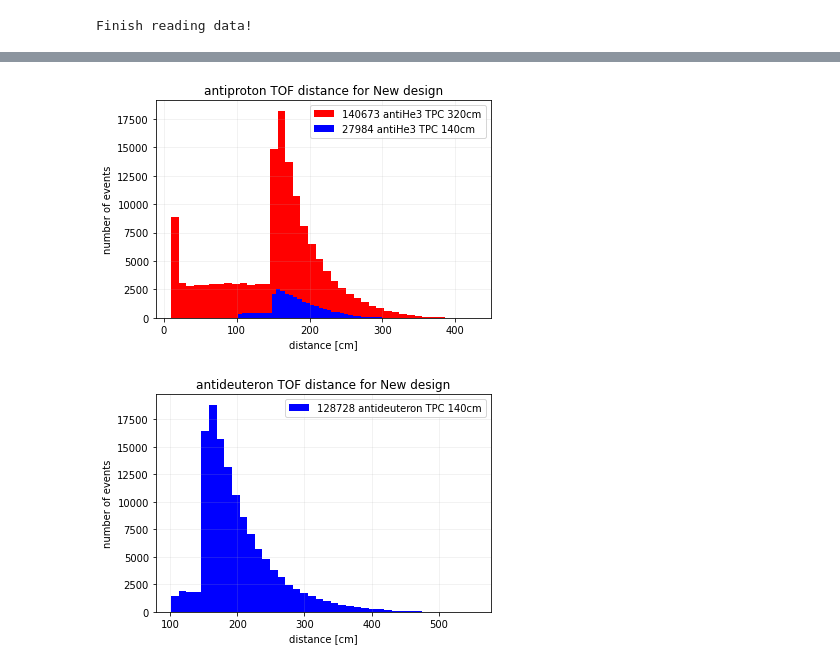
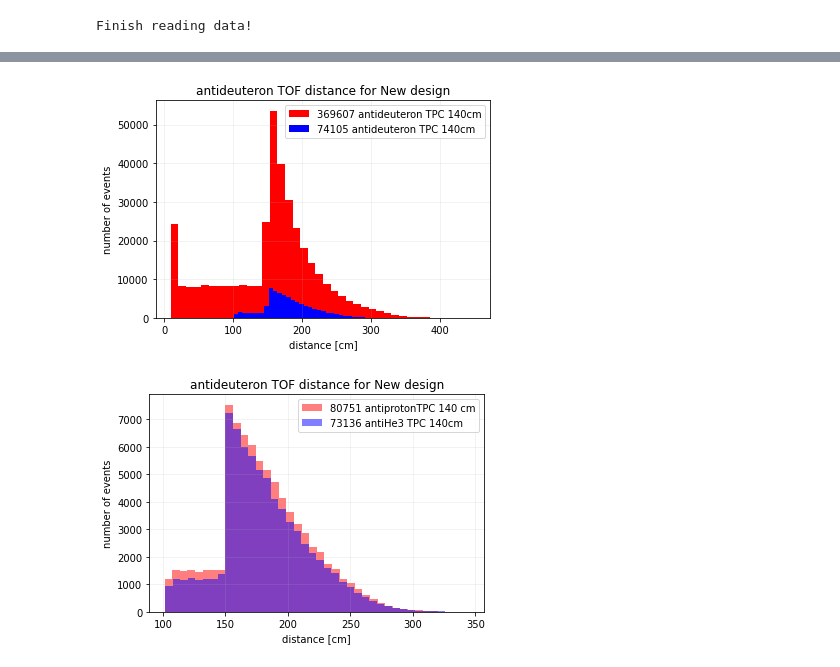
Before and after one commit to Eclipsedclaw/GRAMS, a Jupyter notebook: stats/LArTPC_design_histogram.ipynb, the cells around one changed output, grey strips where cells are left out. Drawn from its saved outputs; the diff is of its cells as text; code cells hidden in the pictures.

```diff
--- a/stats/LArTPC_design_histogram.ipynb
+++ b/stats/LArTPC_design_histogram.ipynb
@@ -46,21 +64,23 @@ TPC 140cm Number of events more than 1.0m:32026
 # %%
-plt.hist(anti_He3_New[:,5], bins = 40, label = "%d antiHe3 TPC 320cm"%len(anti_He3_New[:,5][anti_He3_New[:,5]>0]), color = 'r')
-plt.hist(anti_He3_Old[:,5], bins = 40, label = "%d antiHe3 TPC 140cm"%len(anti_He3_Old[:,5][anti_He3_Old[:,5]>0]), color = 'b')
-plt.title('antiHe3 TOF distance for New design')
+plt.hist(anti_deuteron_New[:,5], bins = 40, label = "%d antideuteron TPC 140cm"%len(anti_deuteron_New[:,5][anti_deuteron_New[:,5]>0]), color = 'r')
+plt.hist(anti_deuteron_Old[:,5], bins = 40, label = "%d antideuteron TPC 140cm"%len(anti_deuteron_Old[:,5][anti_deuteron_Old[:,5]>0]), color = 'b')
+plt.title('antideuteron TOF distance for New design')
 plt.xlabel('distance [cm]')
 plt.ylabel('number of events')
 plt.legend(loc='best')
 #plt.axis([0, 20, 0, 10])
 plt.grid(alpha = 0.2)
 # %% [output]
-[figure, old version]
+[figure, new version]
 # %%
-plt.hist(anti_deuteron_Old[:,5], bins = 40, label = "%d antideuteron TPC 140cm"%len(anti_deuteron_Old[:,5][anti_deuteron_Old[:,5]>0]), color = 'b')
+plt.hist(anti_proton_Old[:,5], bins = 40, label = "%d antiprotonTPC 140 cm"%len(anti_proton_Old[:,5]), color = 'r', alpha=0.5)
+#plt.hist(anti_deuteron_Old[:,5], bins = 40, label = "%d antideuteron TPC 140cm"%len(anti_deuteron_Old[:,5][anti_deuteron_Old[:,5]>0]), color = 'g', alpha=0.5)
+plt.hist(anti_He3_Old[:,5], bins = 40, label = "%d antiHe3 TPC 140cm"%len(anti_He3_Old[:,5][anti_He3_Old[:,5]>0]), color = 'b', alpha=0.5)
 plt.title('antideuteron TOF distance for New design')
 plt.xlabel('distance [cm]')
 plt.ylabel('number of events')
 plt.legend(loc='best')
 #plt.axis([0, 20, 0, 10])
 plt.grid(alpha = 0.2)
 # %% [output]
-[figure, old version]
+[figure, new version]
```
Also changed, not shown: parts of 12 cells of this notebook, 4 other files.
